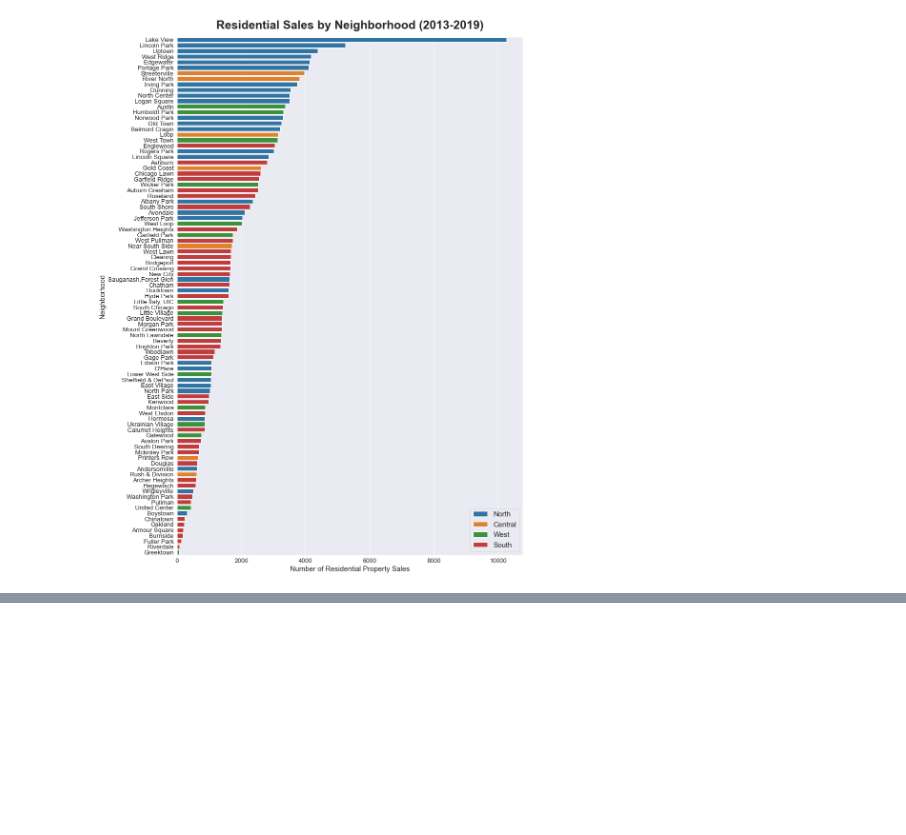
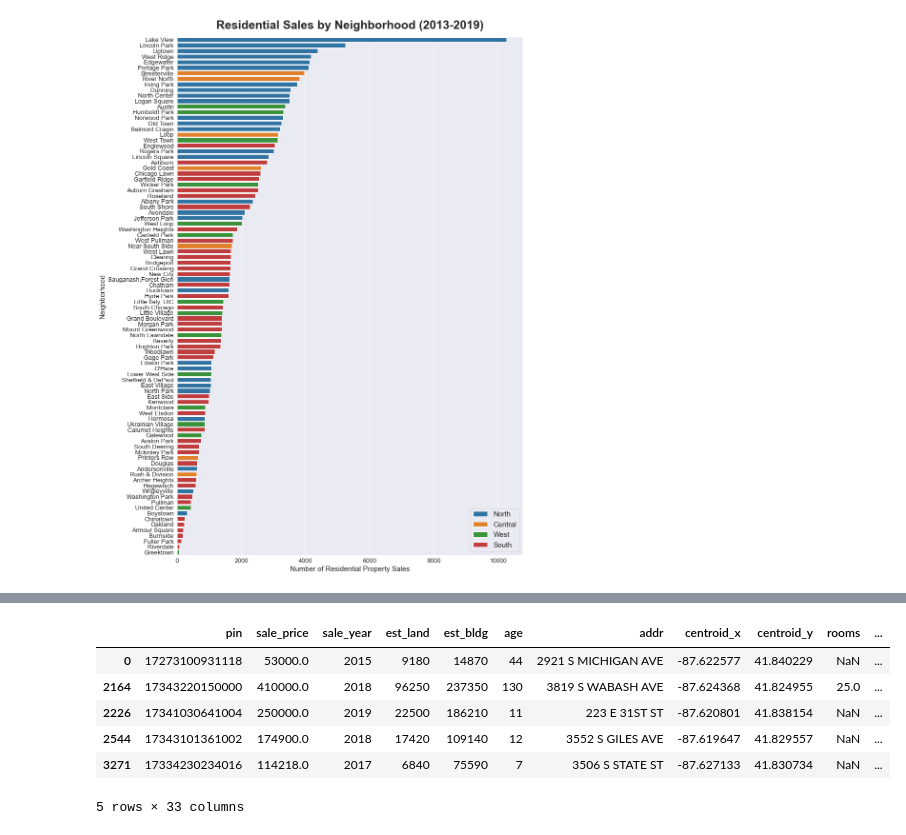
Before and after one commit to ymericson/ml-project, a Jupyter notebook: es-notebook.ipynb, the cells around one changed output, grey strips where cells are left out. Drawn from its saved outputs; the diff is of its cells as text; code cells hidden in the pictures; blank space fills up the shorter version.

```diff
--- a/test notebook.ipynb
+++ b/es-notebook.ipynb
@@ -244,0 +229,10 @@ plt.ylabel('Group')
+# %%
+sales_gdf.head()
+# %% [output]
+|  | pin | sale_price | sale_year | est_land | est_bldg | age | addr | centroid_x | centroid_y | rooms | ... |
+| 0 | 17273100931118 | 53000.0 | 2015 | 9180 | 14870 | 44 | 2921 S MICHIGAN AVE | -87.622577 | 41.840229 | NaN | ... |
+| 2164 | 17343220150000 | 410000.0 | 2018 | 96250 | 237350 | 130 | 3819 S WABASH AVE | -87.624368 | 41.824955 | 25.0 | ... |
+| 2226 | 17341030641004 | 250000.0 | 2019 | 22500 | 186210 | 11 | 223 E 31ST ST | -87.620801 | 41.838154 | NaN | ... |
+| 2544 | 17343101361002 | 174900.0 | 2018 | 17420 | 109140 | 12 | 3552 S GILES AVE | -87.619647 | 41.829557 | NaN | ... |
+| 3271 | 17334230234016 | 114218.0 | 2017 | 6840 | 75590 | 7 | 3506 S STATE ST | -87.627133 | 41.830734 | NaN | ... |
+5 rows × 33 columns
```
Also changed, not shown: parts of 15 cells of this notebook.
